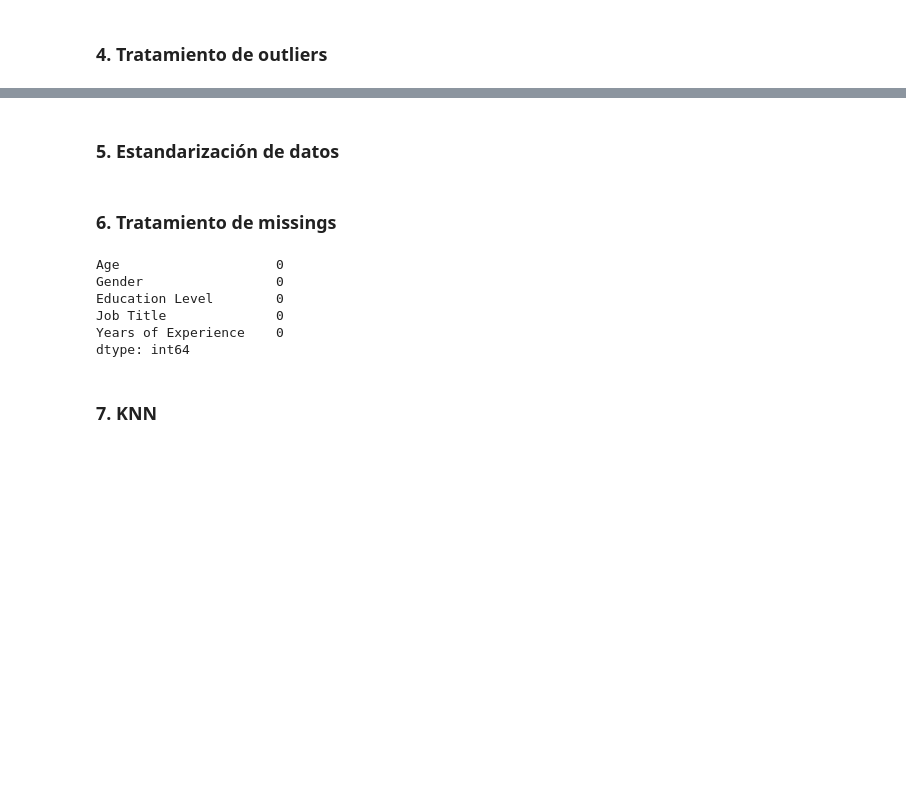
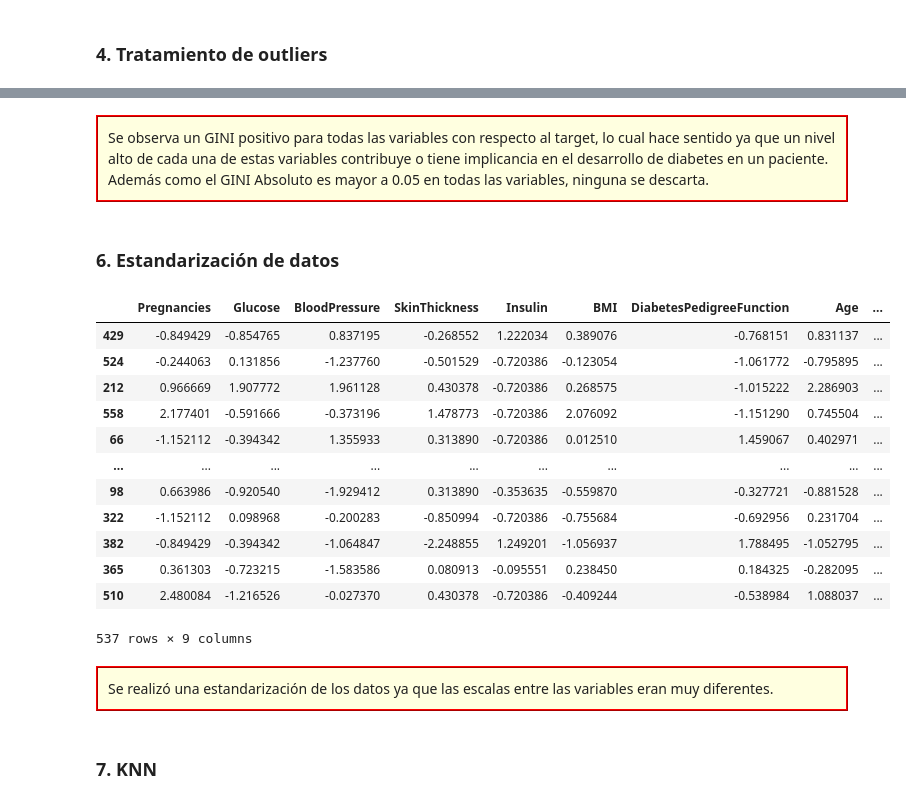
Before and after one commit to davidagapitoq/data_science_for_business_2023, a Jupyter notebook: Supervised_models/KNN/Diabetes_prediction.ipynb, the cells around one changed output, grey strips where cells are left out. Saved outputs shown, nothing was run; the diff lists cells and outputs as text; code cells hidden in the pictures; blank space fills up the shorter version.

```diff
--- a/Supervised_models/KNN/Diabetes_prediction.ipynb
+++ b/Supervised_models/KNN/Diabetes_prediction.ipynb
@@ -263,2 +357,6 @@ test_treat  =  test_encoded.clip(lower = test_encoded - threshold * std, upper =
+# %% [markdown]
+<div class="comment" style="background-color: rgb(255, 255, 224); padding: 10px; border: 2px ridge red;">
+Se observa un GINI positivo para todas las variables con respecto al target, lo cual hace sentido ya que un nivel alto de cada una de estas variables contribuye o tiene implicancia en el desarrollo de diabetes en un paciente. Además como el GINI Absoluto es mayor a 0.05 en todas las variables, ninguna se descarta.
+</div>
 # %% [markdown]
-### 5. Estandarización de datos
+### 6. Estandarización de datos
@@ -276,13 +362,0 @@ X_test_scaled  = ( X_test - X_train.mean())/X_train.std()
-# %% [markdown]
-### 6. Tratamiento de missings
-# %%
-# Calcular la cantidad de valores faltantes por columna
-missing_values = X_train_scaled.isnull().sum()
-print(missing_values)
-# %% [output]
-Age                    0
-Gender                 0
-Education Level        0
-Job Title              0
-Years of Experience    0
-dtype: int64
@@ -292,3 +363,27 @@ X_test_f  =  X_test_scaled.fillna(X_train_scaled.median())
+# %%
+scaler = StandardScaler()
+numeric_columns = train.select_dtypes(include=['float64', 'int64']).columns
+train[numeric_columns] = scaler.fit_transform(train[numeric_columns])
+# %%
+train
+# %% [output]
+|  | Pregnancies | Glucose | BloodPressure | SkinThickness | Insulin | BMI | DiabetesPedigreeFunction | Age | ... |
+| 429 | -0.849429 | -0.854765 | 0.837195 | -0.268552 | 1.222034 | 0.389076 | -0.768151 | 0.831137 | ... |
+| 524 | -0.244063 | 0.131856 | -1.237760 | -0.501529 | -0.720386 | -0.123054 | -1.061772 | -0.795895 | ... |
+| 212 | 0.966669 | 1.907772 | 1.961128 | 0.430378 | -0.720386 | 0.268575 | -1.015222 | 2.286903 | ... |
+| 558 | 2.177401 | -0.591666 | -0.373196 | 1.478773 | -0.720386 | 2.076092 | -1.151290 | 0.745504 | ... |
+| 66 | -1.152112 | -0.394342 | 1.355933 | 0.313890 | -0.720386 | 0.012510 | 1.459067 | 0.402971 | ... |
+| ... | ... | ... | ... | ... | ... | ... | ... | ... | ... |
+| 98 | 0.663986 | -0.920540 | -1.929412 | 0.313890 | -0.353635 | -0.559870 | -0.327721 | -0.881528 | ... |
+| 322 | -1.152112 | 0.098968 | -0.200283 | -0.850994 | -0.720386 | -0.755684 | -0.692956 | 0.231704 | ... |
+| 382 | -0.849429 | -0.394342 | -1.064847 | -2.248855 | 1.249201 | -1.056937 | 1.788495 | -1.052795 | ... |
+| 365 | 0.361303 | -0.723215 | -1.583586 | 0.080913 | -0.095551 | 0.238450 | 0.184325 | -0.282095 | ... |
+| 510 | 2.480084 | -1.216526 | -0.027370 | 0.430378 | -0.720386 | -0.409244 | -0.538984 | 1.088037 | ... |
+537 rows × 9 columns
+# %% [markdown]
+<div class="comment" style="background-color: rgb(255, 255, 224); padding: 10px; border: 2px ridge red;">
+Se realizó una estandarización de los datos ya que las escalas entre las variables eran muy diferentes.
+</div>
 # %% [markdown]
 ### 7. KNN
 # %%
```
Also changed, not shown: parts of 25 cells of this notebook.
